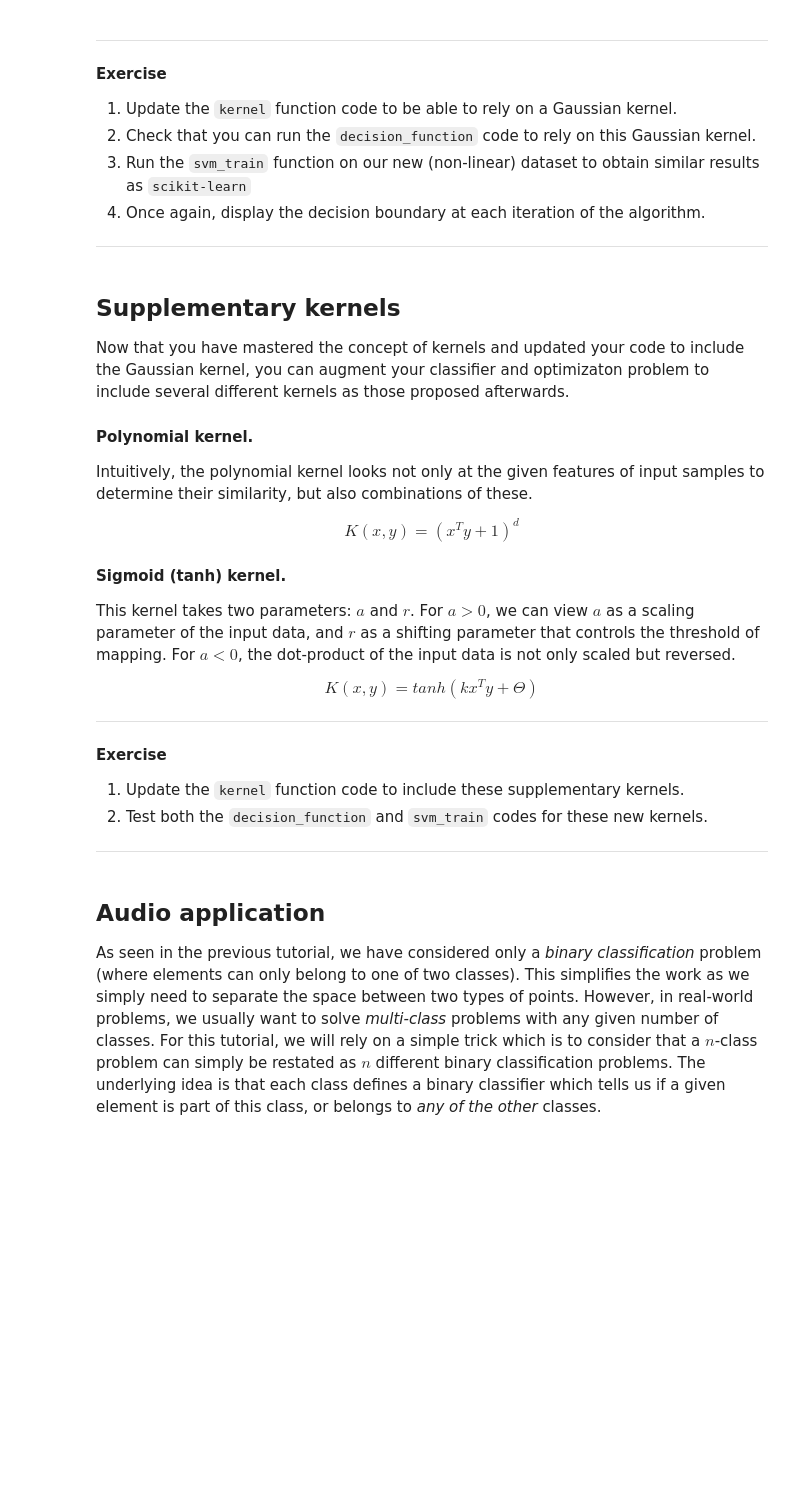
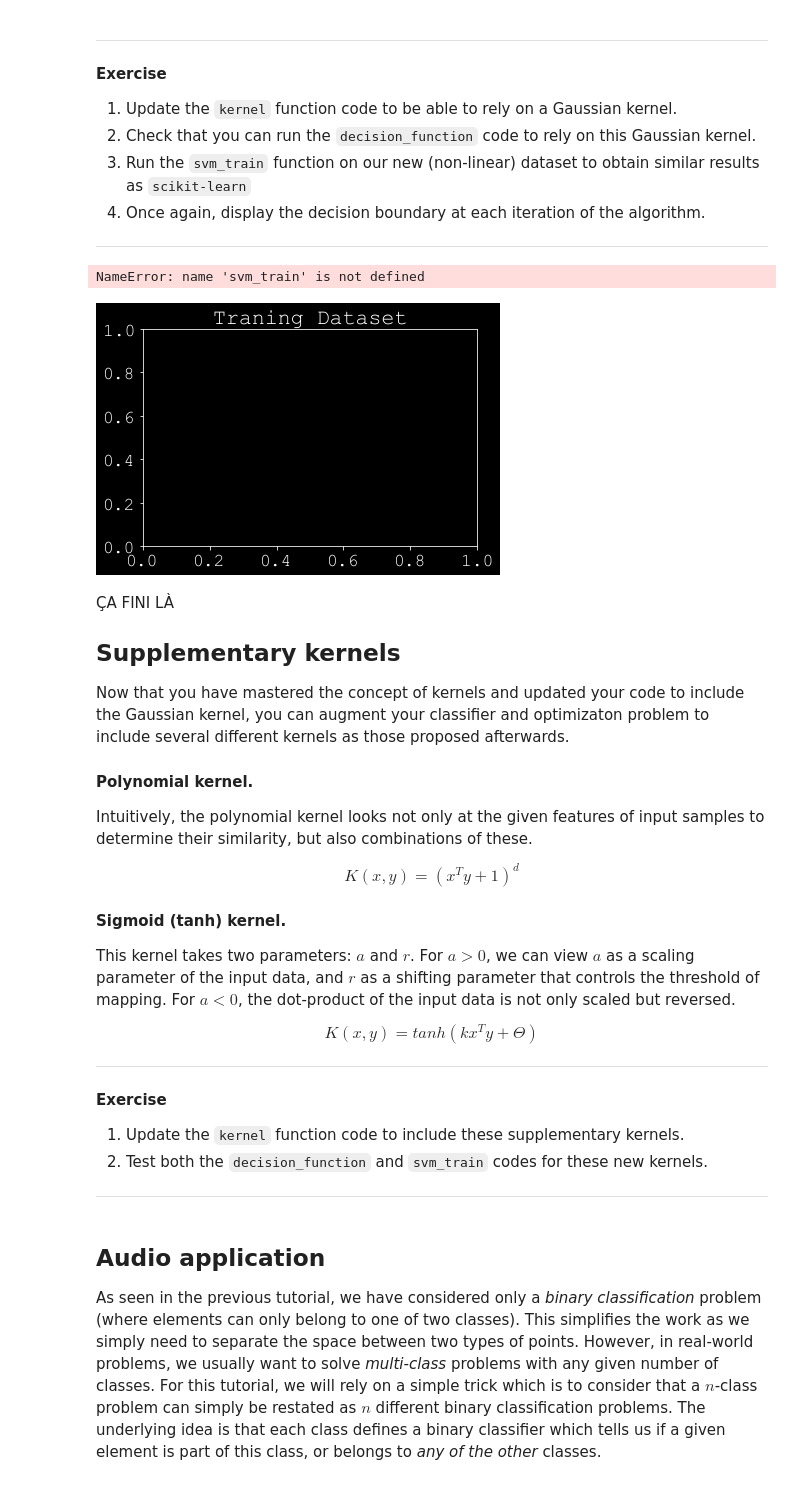
Before and after one commit to malenafouillou/atiam_ml, a Jupyter notebook: 03_support_vector_machines.ipynb, the cells around one changed output. Saved outputs shown, nothing was run; the diff lists cells and outputs as text; code cells hidden in the pictures; blank space fills up the shorter version.

```diff
--- a/03_support_vector_machines.ipynb
+++ b/03_support_vector_machines.ipynb
@@ -281,38 +281,3 @@ For the time being we are using a _linear kernel_, but we might later use a diff
 1. Complete the decision function based on the dual formulation
 
 ***
-# %%
-def kernel(x, X, type='linear'):
-
-    ######################
-    # YOUR CODE GOES HERE
-    ######################
-
-    if (type == 'linear'):
-        k = ...
-    return k
-
-# This function should replicates the scikit-learn one
-def decision_function(model, X):
-
-    ######################
-    # YOUR CODE GOES HERE
-    ######################
-
-    return ...
-
-# Evaluate the decision function
-ax = plt.figure(figsize=(10,8)).gca()
-ax.scatter(X[:, 0], X[:, 1], c=y, s=50, edgecolor = 'w', cmap='winter')
-ax.set_xlim(-1, 4); ax.set_ylim(-1, 6)
-xlim = ax.get_xlim(); ylim = ax.get_ylim()
-# Create grid to evaluate model
-x = np.linspace(xlim[0], xlim[1], 30)
-yp = np.linspace(ylim[0], ylim[1], 30)
-Y, Xp = np.meshgrid(yp, x)
-xy = np.vstack([Xp.ravel(), Y.ravel()]).T
-P = decision_function(our_model, xy.transpose())
-P = P.reshape((30, 30))
-# plot decision boundary and margins
-ax.contour(Xp, Y, P, colors='w',levels=[-1, 0, 1], alpha=0.9,linestyles=['--', '-', '--']);
-ax.scatter(our_model["x"][:, 0], our_model["x"][:, 1],s=300, linewidth=2, edgecolor='w', facecolors='none');
@@ -603,37 +733,47 @@ def kernel(x, X, type='linear'):
     ######################
 
     if (type == 'linear'):
-        k = ...
+        k = np.dot(x,X.transpose())
     elif kernel == 'gaussian':
-        k = ...
+        k = exp(-np.linalg.norm(x-y)**2/((2)**2))
     return k
 
 
 plt.title('Traning Dataset')
+
 # Parameters of the training
 C = 1                  # C regularization value
 tolerance = 1e-3       # Tolerance value for thresholds
 nb_iterations = 20     # Number of iterations
 sigma = 0.1            # Variance of Gaussian kernel
+
 # Train the SVM with a Gaussian (RBF) kernel
 model = svm_train(X, y, C, 'gaussian', tolerance, nb_iterations)
+
 # Evaluate the decision function
 ax = plt.figure(figsize=(10, 8)).gca()
 ax.scatter(X[:, 0], X[:, 1], c=y, s=50, edgecolor = 'w', cmap='winter')
 ax.set_xlim(-1, 4); ax.set_ylim(-1, 6)
 xlim = ax.get_xlim(); ylim = ax.get_ylim()
+
 # Create grid to evaluate model
 x = np.linspace(xlim[0], xlim[1], 30)
 yp = np.linspace(ylim[0], ylim[1], 30)
 Y, Xp = np.meshgrid(yp, x)
 xy = np.vstack([Xp.ravel(), Y.ravel()]).T
 P = decision_function(model, xy.transpose())
 P = P.reshape((30, 30))
+
 # plot decision boundary and margins
 ax.contour(Xp, Y, P, colors='w',levels=[-1, 0, 1], alpha=0.9,linestyles=['--', '-', '--'])
 ax.scatter(model["x"][:, 0], model["x"][:, 1],s=300, linewidth=2, edgecolor='w', facecolors='none');
 plt.title('Our trained SVM :)');
+# %% [output]
+NameError: name 'svm_train' is not defined
+[figure, added]
 # %% [markdown]
+ÇA FINI LÀ
+
 ## Supplementary kernels
 
 Now that you have mastered the concept of kernels and updated your code to include the Gaussian kernel, you can augment your classifier and optimizaton problem to include several different kernels as those proposed afterwards.
```
Also changed, not shown: parts of 9 cells of this notebook.
